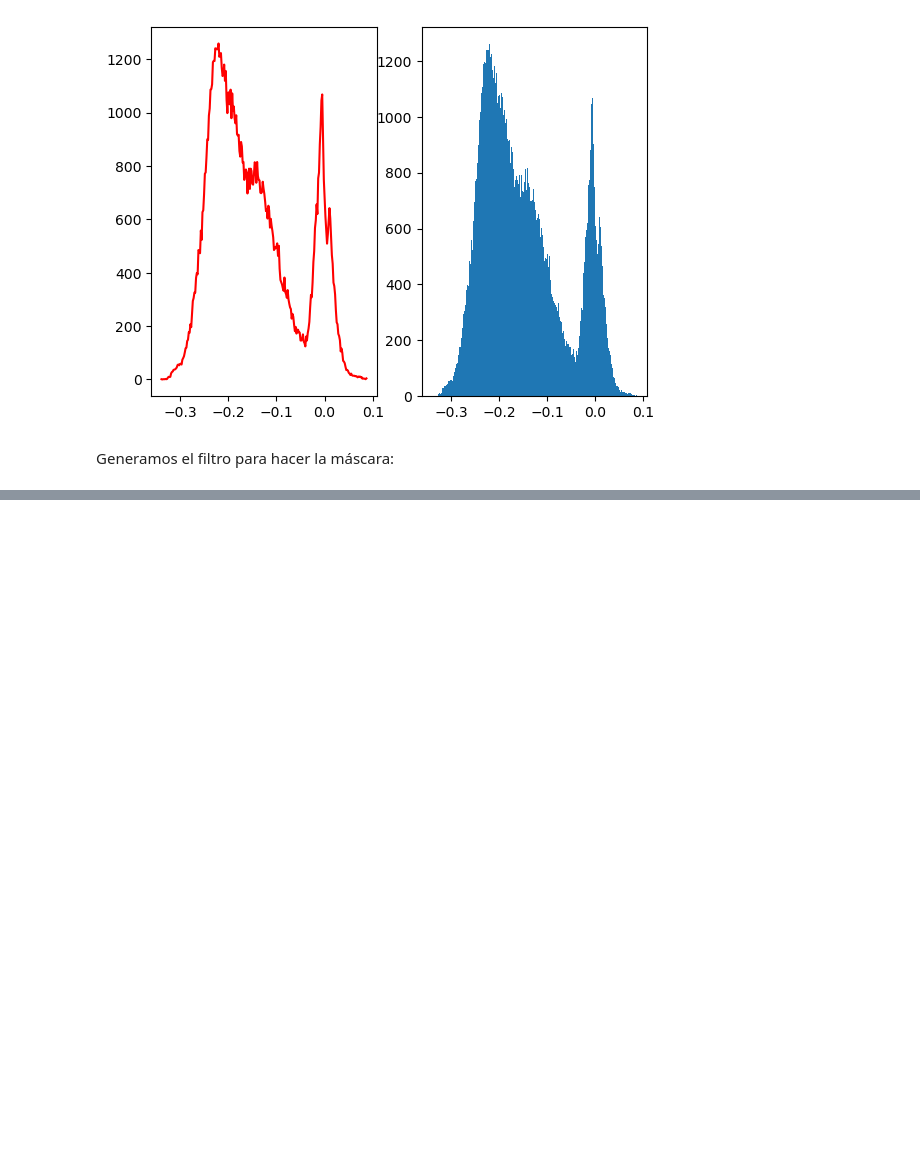
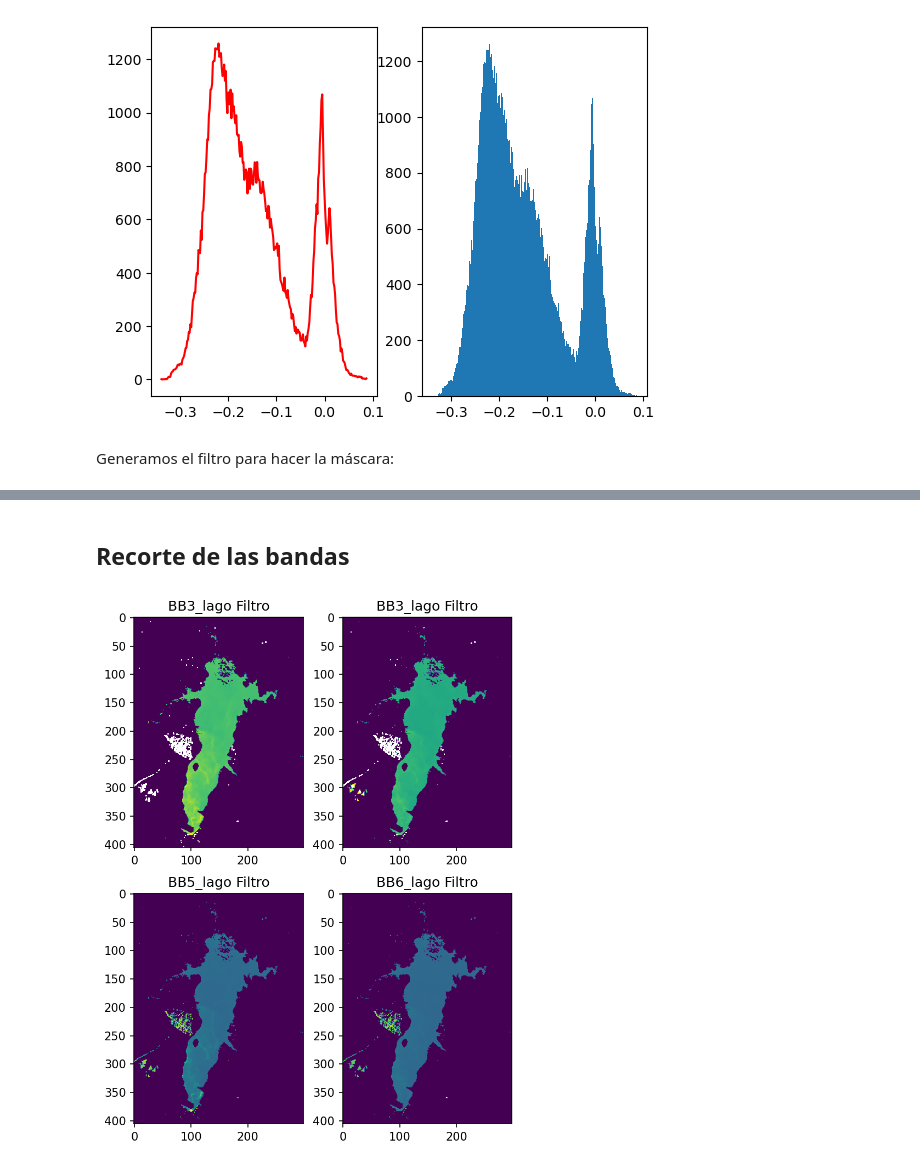
Before and after one commit to Mnzeballos/Trabajo_final_Tec-Int, a Jupyter notebook: Notas y código.ipynb, the cells around one changed output, grey strips where cells are left out. Saved outputs shown, nothing was run; the diff lists cells and outputs as text; code cells hidden in the pictures; blank space fills up the shorter version.

Commit message:
Bandas enmascaradas

```diff
--- a/Notas y código.ipynb
+++ b/Notas y código.ipynb
@@ -331,0 +332,28 @@ plt.show()
+# %% [markdown]
+
+## Recorte de las bandas
+# %%
+BB3_lago = np.copy(BB3)
+BB3_lago[mascara] = 0
+BB4_lago = np.copy(BB4)
+BB4_lago[mascara] = 0
+BB5_lago = np.copy(BB5)
+BB5_lago[mascara] = 0
+BB6_lago = np.copy(BB6)
+BB6_lago[mascara] = 0
+plt.figure(figsize=(6, 8), dpi= 150, facecolor='w', edgecolor='k')
+plt.subplot(2,2,1)
+plt.imshow(BB3_lago)
+plt.title('BB3_lago Filtro')
+plt.subplot(2,2,2)
+plt.imshow(BB4_lago)
+plt.title('BB3_lago Filtro')
+plt.subplot(2,2,3)
+plt.imshow(BB5_lago)
+plt.title('BB5_lago Filtro')
+plt.subplot(2,2,4)
+plt.imshow(BB6_lago)
+plt.title('BB6_lago Filtro')
+plt.show()
+# %% [output]
+[figure, added]
```
Also changed, not shown: parts of 1 cell of this notebook.
